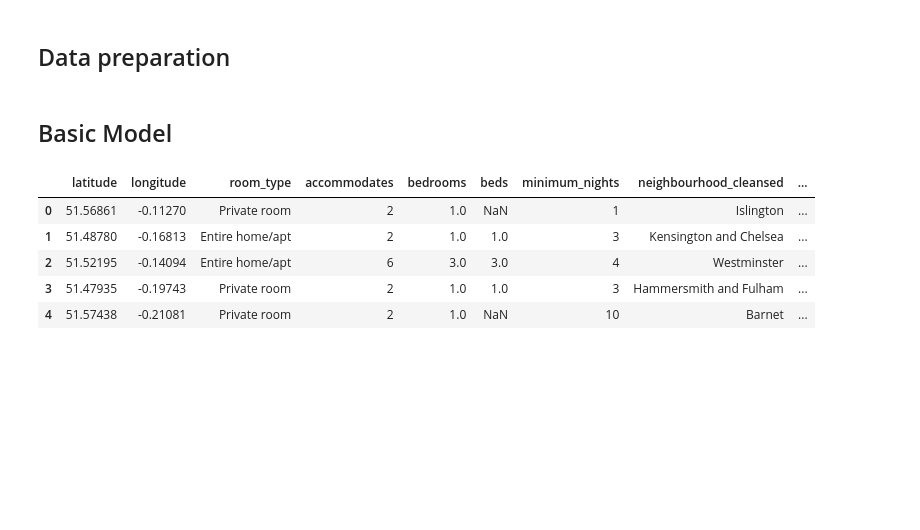
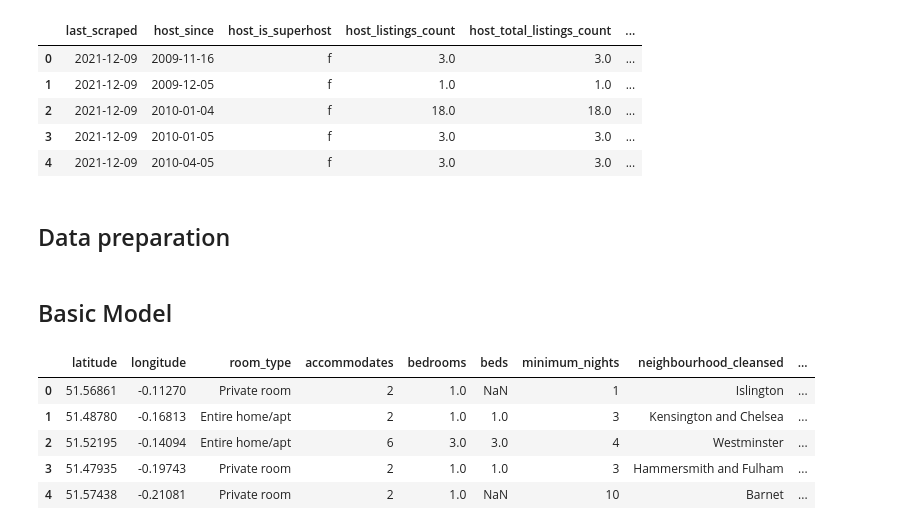
Before and after one commit to rreinhaus/airbnb_advice, a Jupyter notebook: notebooks/data_loading.ipynb, the cells around one changed output. Saved outputs shown, nothing was run; the diff lists cells and outputs as text; code cells hidden in the pictures; blank space fills up the shorter version.

```diff
--- a/notebooks/data_loading.ipynb
+++ b/notebooks/data_loading.ipynb
@@ -25,6 +29,15 @@ import statsmodels.formula.api as smf
 from sklearn import set_config; set_config(display='diagram')
 
 pd.set_option('display.max_columns', None)
+# %%
+df.head(5)
+# %% [output]
+|  | last_scraped | host_since | host_is_superhost | host_listings_count | host_total_listings_count | ... |
+| 0 | 2021-12-09 | 2009-11-16 | f | 3.0 | 3.0 | ... |
+| 1 | 2021-12-09 | 2009-12-05 | f | 1.0 | 1.0 | ... |
+| 2 | 2021-12-09 | 2010-01-04 | f | 18.0 | 18.0 | ... |
+| 3 | 2021-12-09 | 2010-01-05 | f | 3.0 | 3.0 | ... |
+| 4 | 2021-12-09 | 2010-04-05 | f | 3.0 | 3.0 | ... |
 # %% [markdown]
 ## Data preparation
 # %%
```
Also changed, not shown: parts of 12 cells of this notebook.
